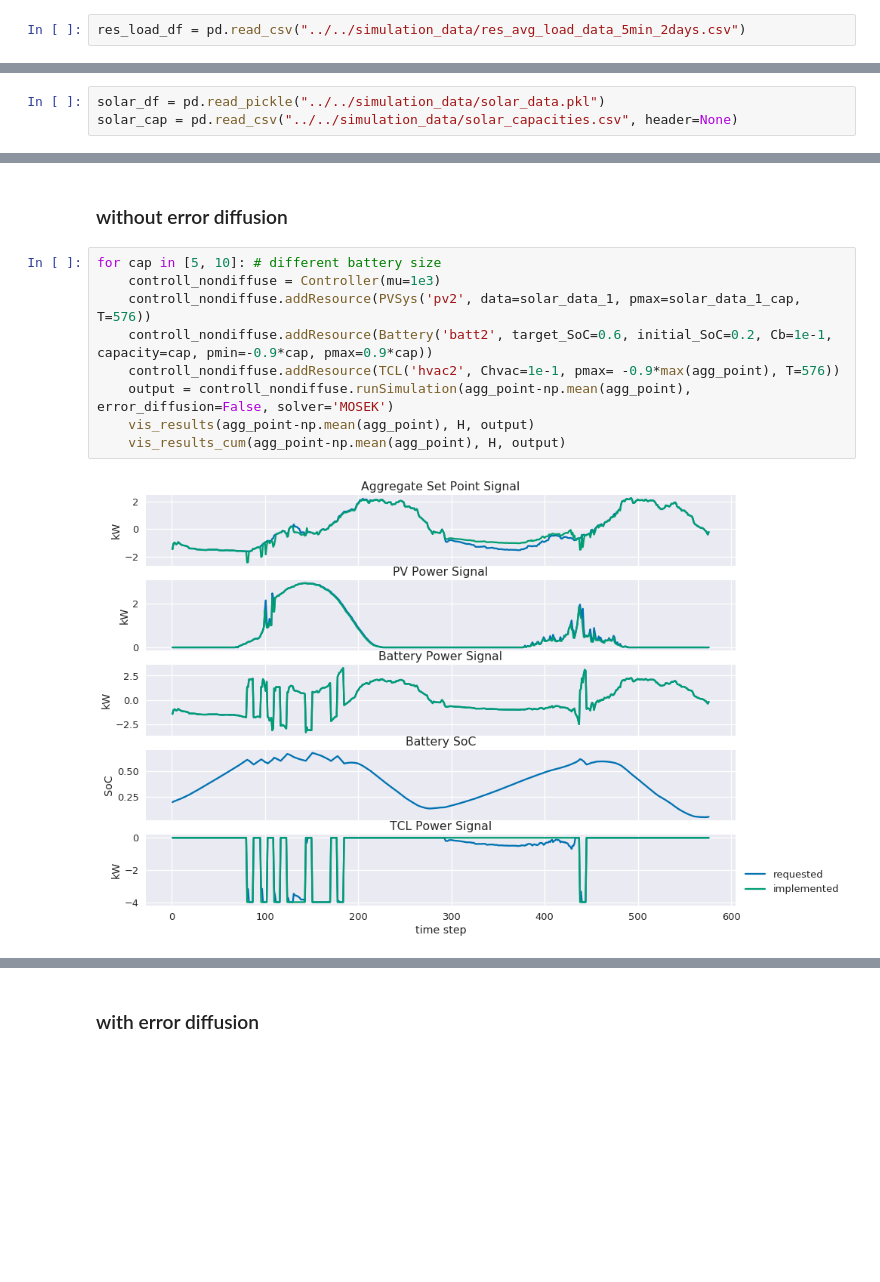
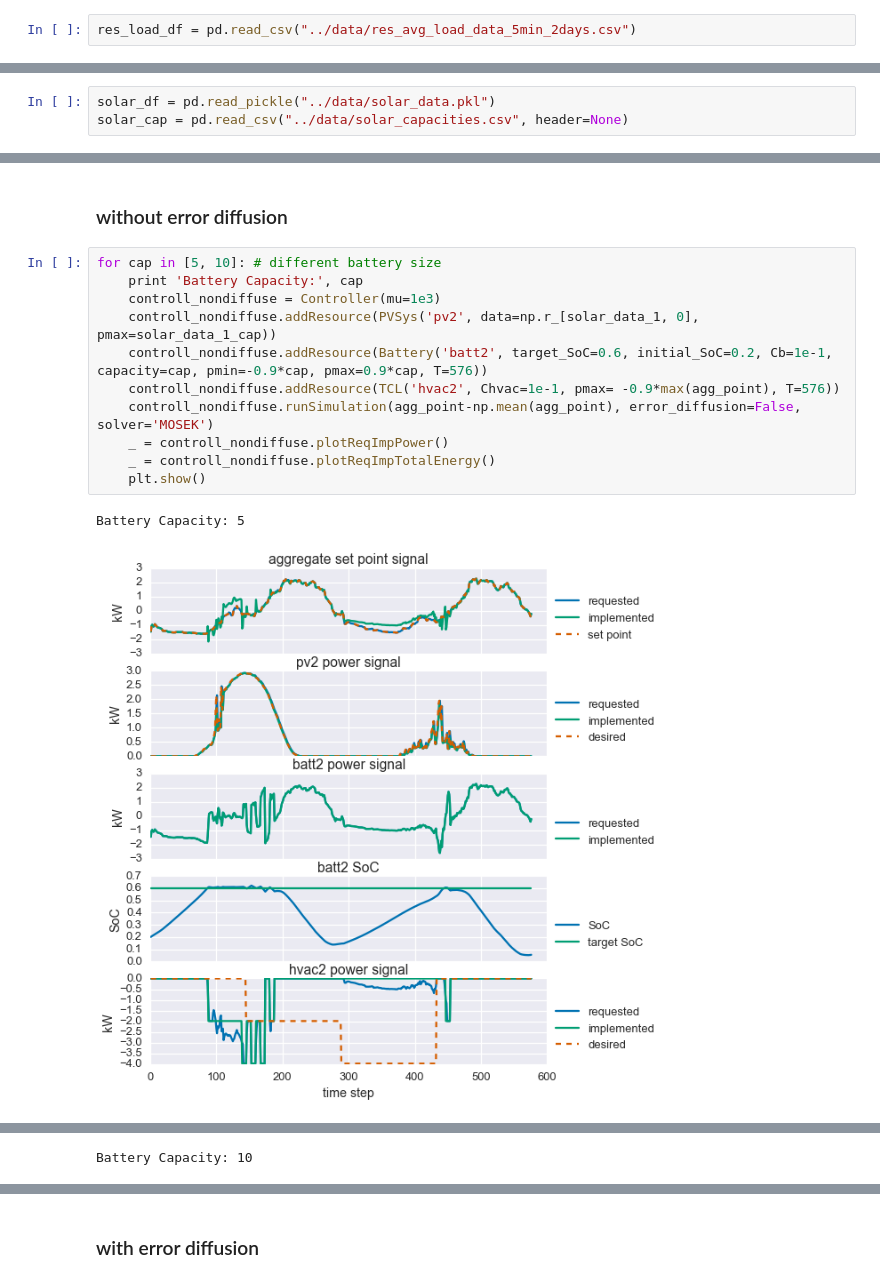
Before and after one commit to tnavidi1/EE364b_project, a Jupyter notebook: notebooks/IndividualHomeMasterAlgorithmTest.ipynb, the cells around one changed output, grey strips where cells are left out. Saved outputs shown, nothing was run; the diff lists cells and outputs as text; blank space fills up the shorter version.

Commit message:
cleaning up home energy system simulation

```diff
--- a/notebooks/IndividualHomeMasterAlgorithmTest.ipynb
+++ b/notebooks/IndividualHomeMasterAlgorithmTest.ipynb
@@ -11,7 +11,7 @@ path.append('..')
 from convexcontrol.main import Controller
 from convexcontrol.resources import PVSys, Battery, TCL
 # %%
-res_load_df = pd.read_csv("../../simulation_data/res_avg_load_data_5min_2days.csv")
+res_load_df = pd.read_csv("../data/res_avg_load_data_5min_2days.csv")
 # %%
 # check the real residential load
 H = 2*12*24+1;
@@ -28,6 +28,6 @@ plt.legend()
 # %%
-solar_df = pd.read_pickle("../../simulation_data/solar_data.pkl")
-solar_cap = pd.read_csv("../../simulation_data/solar_capacities.csv", header=None)
+solar_df = pd.read_pickle("../data/solar_data.pkl")
+solar_cap = pd.read_csv("../data/solar_capacities.csv", header=None)
 # %% [markdown]
 ## Test on R1 case
 # %%
@@ -105,12 +58,15 @@ agg_point = np.round(res_load_1.values.tolist(), decimals=3)
 ### without error diffusion
 # %%
 for cap in [5, 10]: # different battery size
+    print 'Battery Capacity:', cap
     controll_nondiffuse = Controller(mu=1e3)
-    controll_nondiffuse.addResource(PVSys('pv2', data=solar_data_1, pmax=solar_data_1_cap, T=576))
-    controll_nondiffuse.addResource(Battery('batt2', target_SoC=0.6, initial_SoC=0.2, Cb=1e-1, capacity=cap, pmin=-0.9*cap, pmax=0.9*cap))
+    controll_nondiffuse.addResource(PVSys('pv2', data=np.r_[solar_data_1, 0], pmax=solar_data_1_cap))
+    controll_nondiffuse.addResource(Battery('batt2', target_SoC=0.6, initial_SoC=0.2, Cb=1e-1, capacity=cap, pmin=-0.9*cap, pmax=0.9*cap, T=576))
     controll_nondiffuse.addResource(TCL('hvac2', Chvac=1e-1, pmax= -0.9*max(agg_point), T=576))
-    output = controll_nondiffuse.runSimulation(agg_point-np.mean(agg_point), error_diffusion=False, solver='MOSEK')
-    vis_results(agg_point-np.mean(agg_point), H, output)
-    vis_results_cum(agg_point-np.mean(agg_point), H, output)
+    controll_nondiffuse.runSimulation(agg_point-np.mean(agg_point), error_diffusion=False, solver='MOSEK')
+    _ = controll_nondiffuse.plotReqImpPower()
+    _ = controll_nondiffuse.plotReqImpTotalEnergy()
+    plt.show()
 # %% [output]
+Battery Capacity: 5
-[figure, old version]
+[figure, new version]
@@ -117,0 +74 @@ for cap in [5, 10]: # different battery size
+Battery Capacity: 10
```
Also changed, not shown: parts of 8 cells of this notebook, 1 other file.
